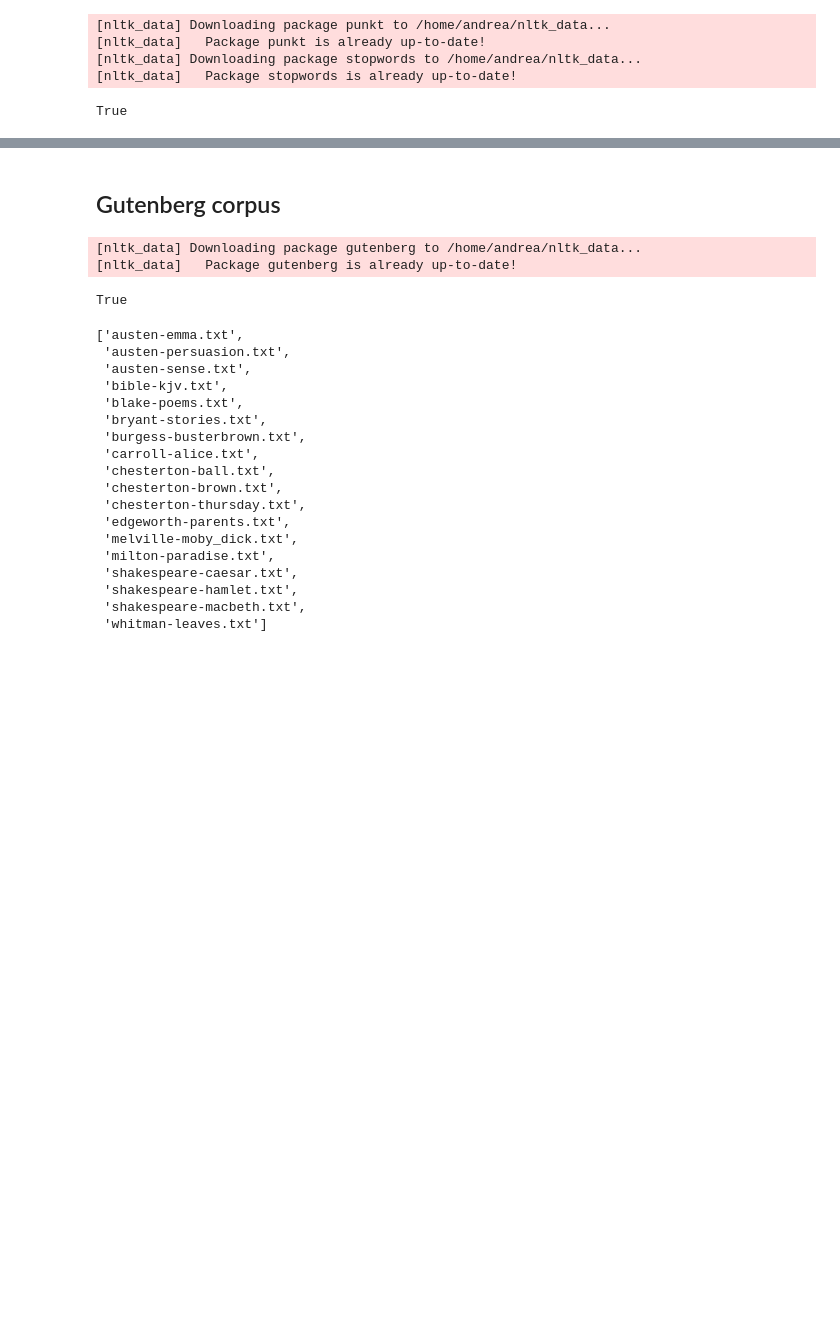
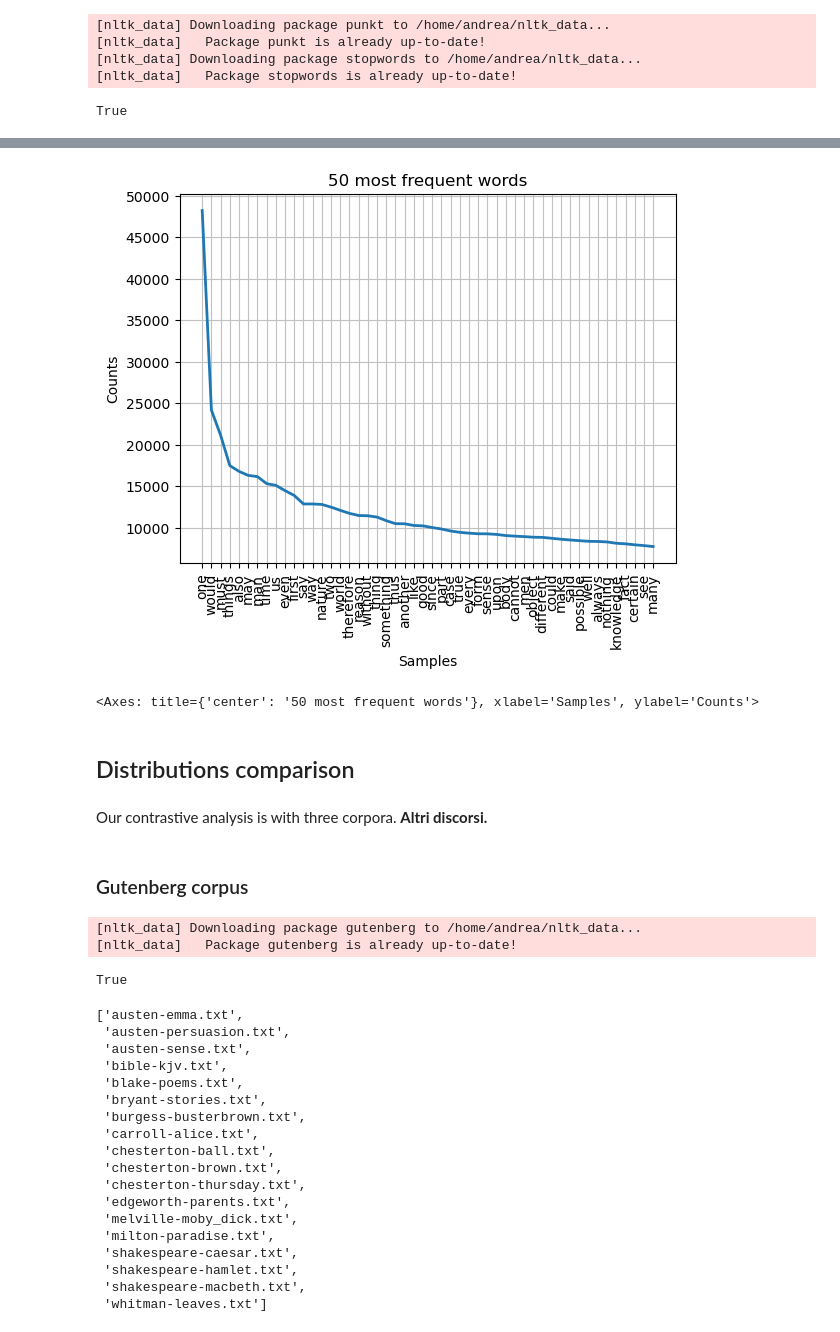
Before and after one commit to giordanoscerra/ProjectAthena, a Jupyter notebook: Exploration/contrastive_analysis.ipynb, the cells around one changed output, grey strips where cells are left out. Saved outputs shown, nothing was run; the diff lists cells and outputs as text; code cells hidden in the pictures; blank space fills up the shorter version.

Commit message:
Contrastive analysis almost completed

```diff
--- a/Exploration/contrastive_analysis.ipynb
+++ b/Exploration/contrastive_analysis.ipynb
@@ -55,0 +60,3 @@ stopwords_list = stopwords.words('english')
+# %%
+# all this mess because .csv saves lists as strings
+df['tokenized_txt'] = df['tokenized_txt'].apply(lambda frase: [word.strip('\'') for word in frase[1:-1].split(', ')])
@@ -55,0 +181,8 @@ stopwords_list = stopwords.words('english')
+# %%
+overall_bow = nltk.FreqDist([w for w in chain.from_iterable(df['tokenized_txt']) if w not in stopwords_list])
+
+threshold = 0   # 0.01
+total_mass = overall_bow.N()    # sum(overall_bow.values())
+lower_bound = threshold*total_mass
+
+philosophy_distribution = {key:val/total_mass for (key,val) in overall_bow.items() if val>threshold}
@@ -56,5 +212,14 @@ stopwords_list = stopwords.words('english')
+# %%
+overall_bow.plot(50,title='50 most frequent words')
+# %% [output]
+[figure, added]
+<Axes: title={'center': '50 most frequent words'}, xlabel='Samples', ylabel='Counts'>
+# %% [markdown]
+## Distributions comparison
+# %% [markdown]
+Our contrastive analysis is with three corpora. **Altri discorsi.**
 # %% [markdown]
-## Gutenberg corpus
+### Gutenberg corpus
 # %%
 nltk.download('gutenberg')
 # %% [output]
```
Also changed, not shown: parts of 46 cells of this notebook.
